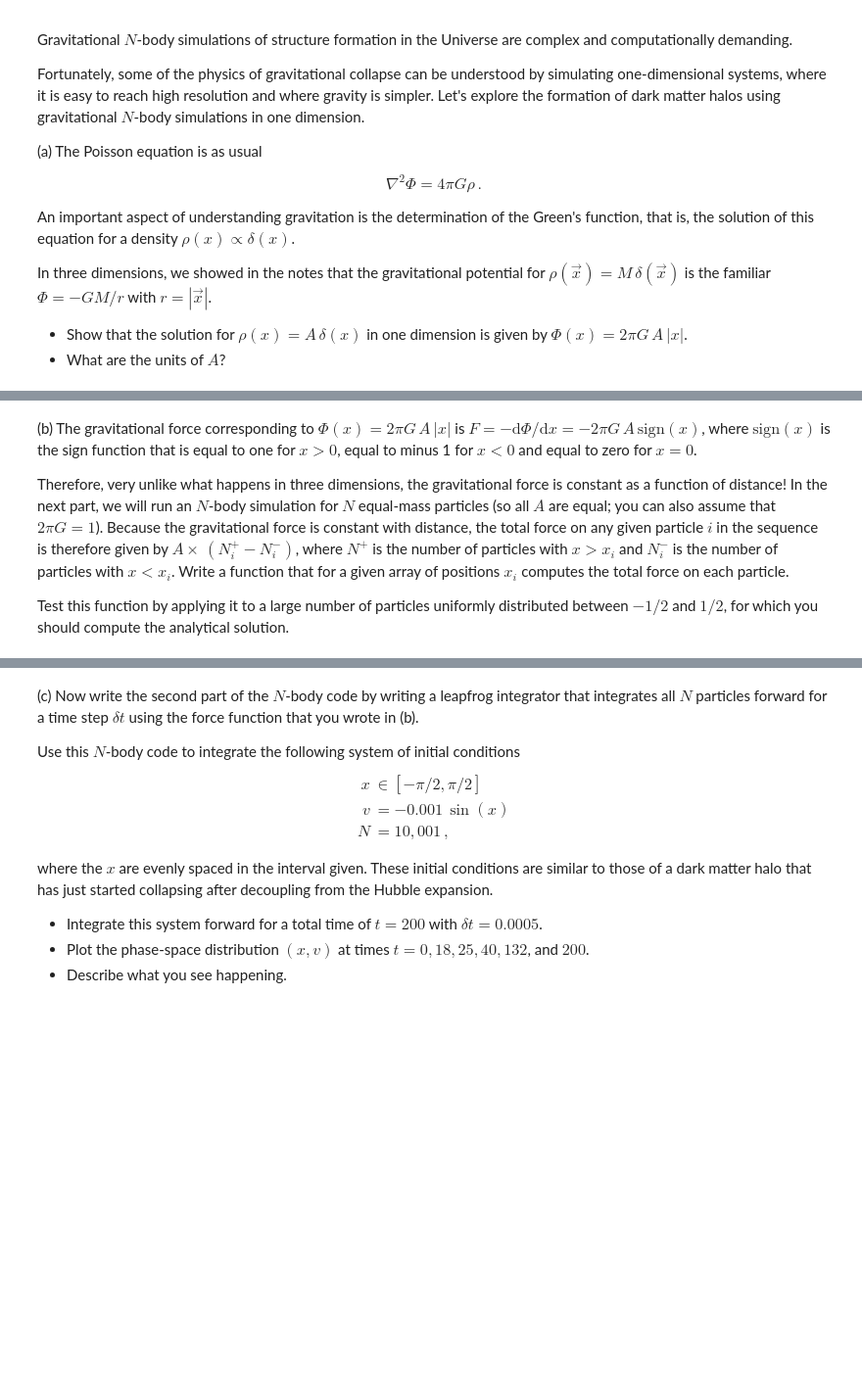
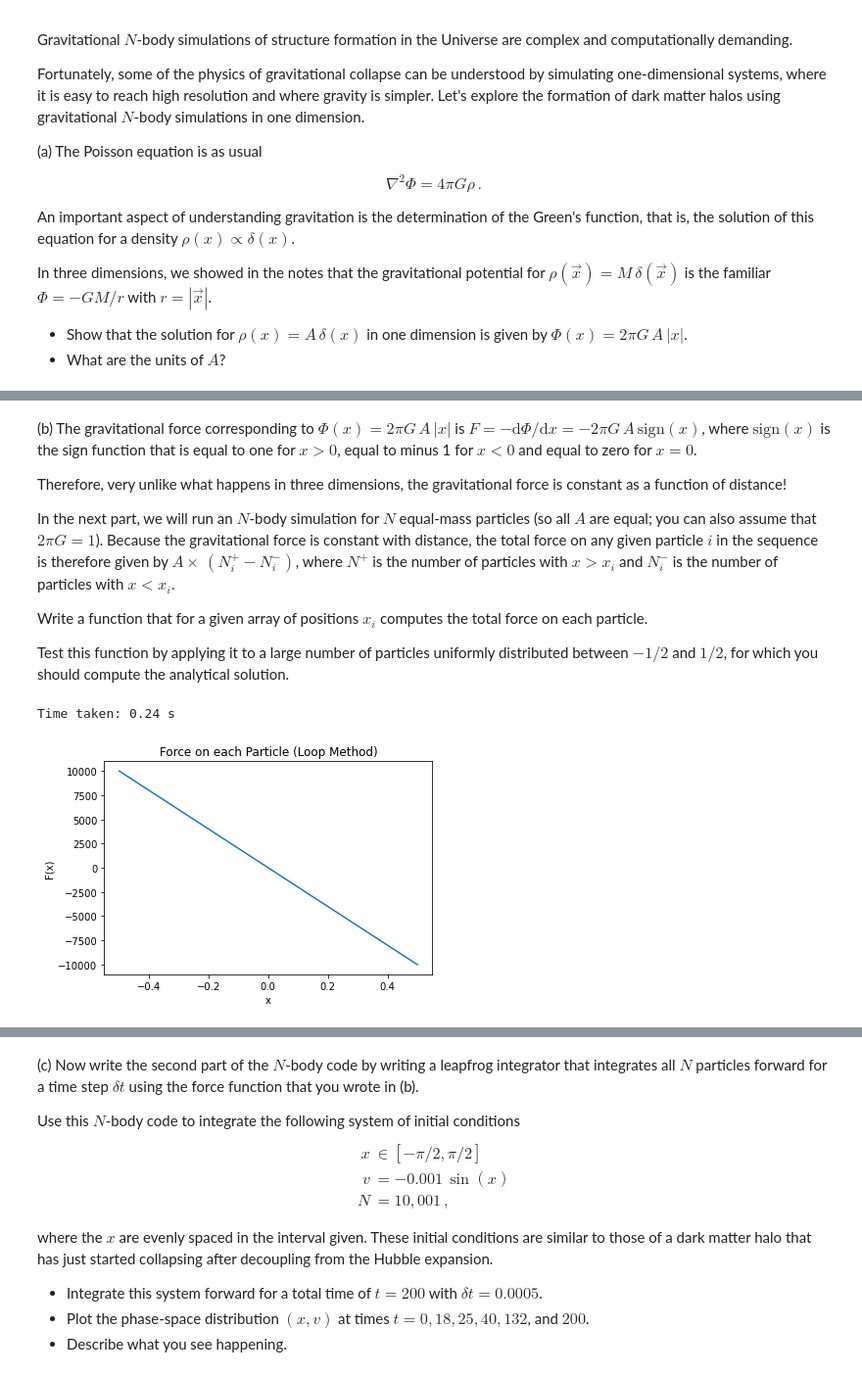
Before and after one commit to AstroLudwig/AST1420, a Jupyter notebook: Assignment3/Assignment3.ipynb, the cells around one changed output, grey strips where cells are left out. Shown: that part at 98% size. Cells and saved outputs as stored; diff of their text form; code cells hidden in the pictures; blank space fills up the shorter version.

```diff
--- a/Assignment3/Assignment3.ipynb
+++ b/Assignment3/Assignment3.ipynb
@@ -27,6 +73,40 @@ In three dimensions, we showed in the notes that the gravitational potential for
 # %% [markdown]
 (b) The gravitational force corresponding to $\Phi(x) = 2\pi G\,A\,|x|$ is $F = -\mathrm{d} \Phi / \mathrm{d} x = -2\pi G\,A\,\mathrm{sign}(x)$, where $\mathrm{sign}(x)$ is the sign function that is equal to one for $x > 0$, equal to minus 1 for $x < 0$ and equal to zero for $x=0$.
 
-Therefore, very unlike what happens in three dimensions, the gravitational force is constant as a function of distance! In the next part, we will run an $N$-body simulation for $N$ equal-mass particles (so all $A$ are equal; you can also assume that $2\pi G = 1$). Because the gravitational force is constant with distance, the total force on any given particle $i$ in the sequence is therefore given by $A\times\,(N^+_i-N^-_i)$, where $N^+$ is the number of particles with $x > x_i$ and $N^-_i$ is the number of particles with $x < x_i$. Write a function that for a given array of positions $x_i$ computes the total force on each particle.
+Therefore, very unlike what happens in three dimensions, the gravitational force is constant as a function of distance!
+
+In the next part, we will run an $N$-body simulation for $N$ equal-mass particles (so all $A$ are equal; you can also assume that $2\pi G = 1$). Because the gravitational force is constant with distance, the total force on any given particle $i$ in the sequence is therefore given by $A\times\,(N^+_i-N^-_i)$, where $N^+$ is the number of particles with $x > x_i$ and $N^-_i$ is the number of particles with $x < x_i$.
+
+Write a function that for a given array of positions $x_i$ computes the total force on each particle.
 
 Test this function by applying it to a large number of particles uniformly distributed between $-1/2$ and $1/2$, for which you should compute the analytical solution.
+# %%
+import numpy as np
+import matplotlib.pyplot as plt
+import time
+
+N = 10001
+xs = np.linspace(-0.5,0.5,N)
+
+def force_per_particle(xs):
+    F = np.zeros(len(xs))
+
+    for i,x in enumerate(xs):
+
+        N_plus = len(xs[xs>x])
+
+        N_minus = len(xs[xs<x])
+
+        F[i] = N_plus - N_minus
+
+    return F
+s = time.time()
+F = force_per_particle(xs)
+print(f"Time taken: {time.time()-s:.2} s")
+plt.plot(xs,F)
+plt.xlabel("x")
+plt.ylabel("F(x)")
+plt.title("Force on each Particle (Loop Method)");
+# %% [output]
+Time taken: 0.24 s
+[figure, added]
```
Also changed, not shown: parts of 8 cells of this notebook.
